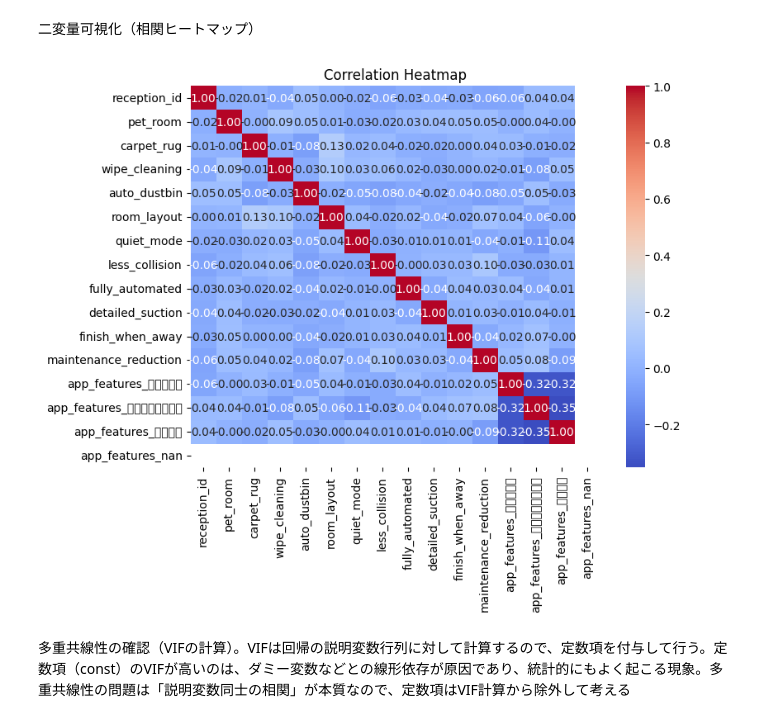
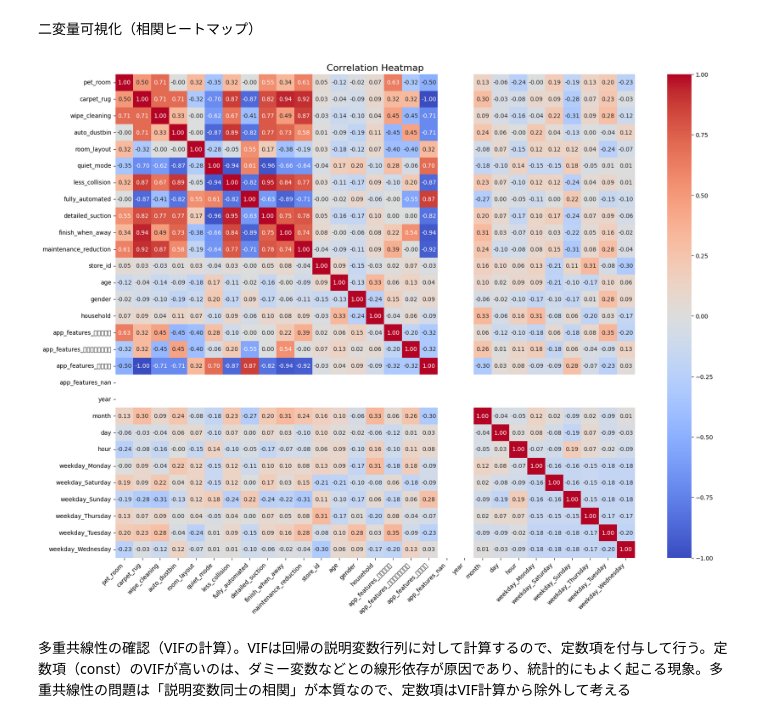
Before and after one commit to emon0415/team_wwww, a Jupyter notebook: wwww.ipynb, the cells around one changed output. Saved outputs shown, nothing was run; the diff lists cells and outputs as text; code cells hidden in the pictures.

```diff
--- a/wwww.ipynb
+++ b/wwww.ipynb
@@ -102,6 +143,7 @@ Index(['reception_id', 'pet_room', 'carpet_rug', 'wipe_cleaning',
 # %%
 # q1とq4はカテゴリカルなのでエンコーディング実施
 df_encoded = df_renamed.copy()
+
 # q1_answer_categorical（間取り情報）はラベルエンコーディング
 le = LabelEncoder()
 # 欠損値がある場合は、一旦文字列に変換して埋める（ここでは "missing" として扱う）
@@ -117,11 +159,36 @@ df_encoded = pd.get_dummies(
     dummy_na=True,
     drop_first=True  # 列同士が完全に線形従属になり多重共線性が無限大になってしまうため、１列落とす
 )
+
+# timeは2025-03-12 2:47:39の形式なので、これを年、月、日、時間に分割
+# timeカラムをdatetime型に変換
+df_encoded["time"] = pd.to_datetime(df_encoded["time"])
+
+# 年、月、日、時間のカラムを作成
+df_encoded["year"] = df_encoded["time"].dt.year
+df_encoded["month"] = df_encoded["time"].dt.month
+df_encoded["day"] = df_encoded["time"].dt.day
+df_encoded["hour"] = df_encoded["time"].dt.hour
+
+# 新たに曜日のカラムも追加
+df_encoded["weekday"] = df_encoded["time"].dt.day_name()  # 例："Monday", "Tuesday", ...
+
+# weekdayカラムをワンホットエンコーディング
+df_encoded = pd.get_dummies(
+    df_encoded,
+    columns=["weekday"],
+    prefix="weekday",
+    drop_first=True
+)
+
 # ワンホットエンコーディングの結果がbooleanの場合、0/1の整数に変換
 for col in df_encoded.columns:
-    if col.startswith("app_features"):
+    if col.startswith(("app_features","weekday_")):
         df_encoded[col] = df_encoded[col].astype(int)
 
+# timeとtime_userのカラムを削除
+df_encoded.drop(columns=["time", "time_user"], inplace=True)
+
 print(df_encoded.head(5))
 # %% [output]
    reception_id  pet_room  carpet_rug  wipe_cleaning  auto_dustbin  \
@@ -144,3 +213,5 @@ print(df_encoded.head(5))
+# %%
+df_encoded = df_encoded.drop(columns=["user_id", "category_id", "reception_id"], errors="ignore")
 # %% [markdown]
 データの可視化を実行
 単変量可視化
@@ -167,12 +241,14 @@ for col in numeric_cols:
 # %% [markdown]
 二変量可視化（相関ヒートマップ）
 # %%
-plt.figure(figsize=(8,6))
+plt.figure(figsize=(20, 15))
 sns.heatmap(df_encoded.corr(), annot=True, fmt=".2f", cmap="coolwarm")
-plt.title("Correlation Heatmap")
+plt.title("Correlation Heatmap", fontsize=16)
+plt.xticks(rotation=45, ha="right")  # X軸ラベルを45度回転させて重なりを防ぐ
+plt.yticks(rotation=0)               # Y軸は水平のままにする
 plt.show()
 # %% [output]
-[figure, old version]
+[figure, new version]
 # %% [markdown]
 多重共線性の確認（VIFの計算）。VIFは回帰の説明変数行列に対して計算するので、定数項を付与して行う。定数項（const）のVIFが高いのは、ダミー変数などとの線形依存が原因であり、統計的にもよく起こる現象。多重共線性の問題は「説明変数同士の相関」が本質なので、定数項はVIF計算から除外して考える
 # %%
```
Also changed, not shown: parts of 17 cells of this notebook.
